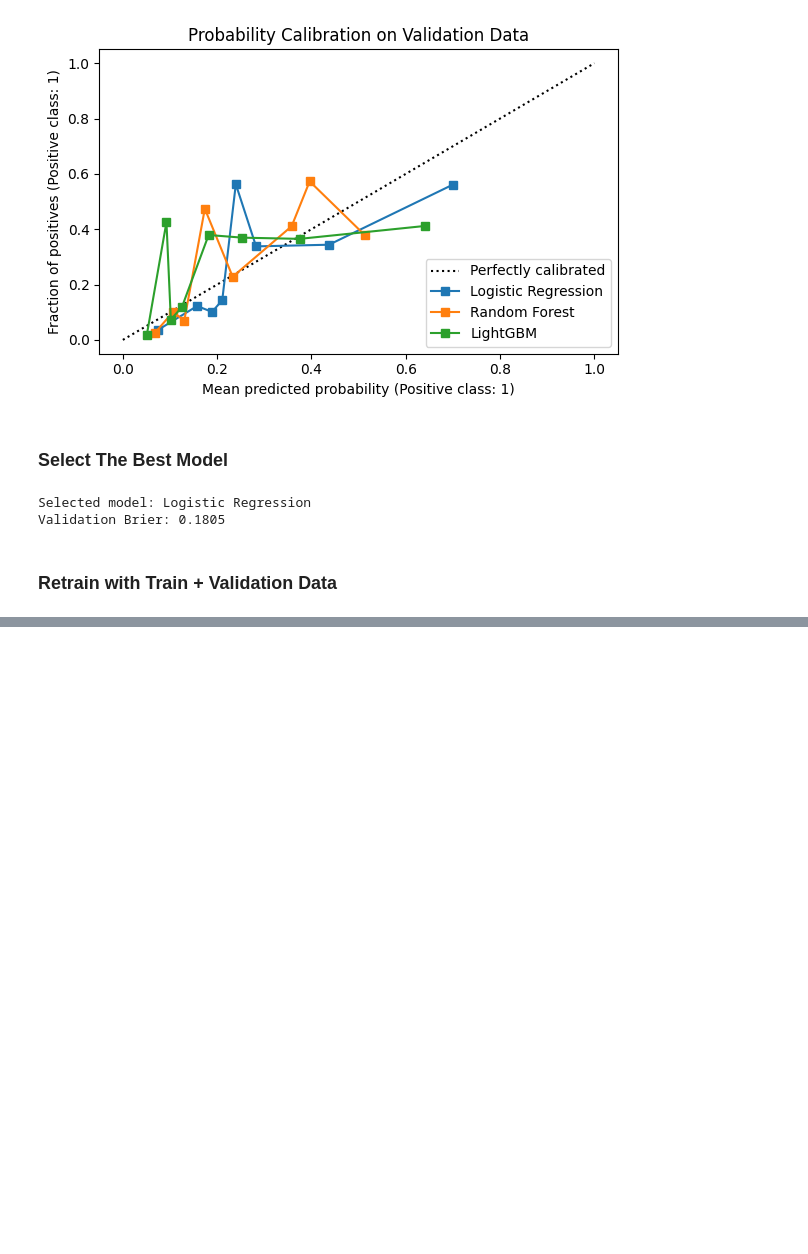
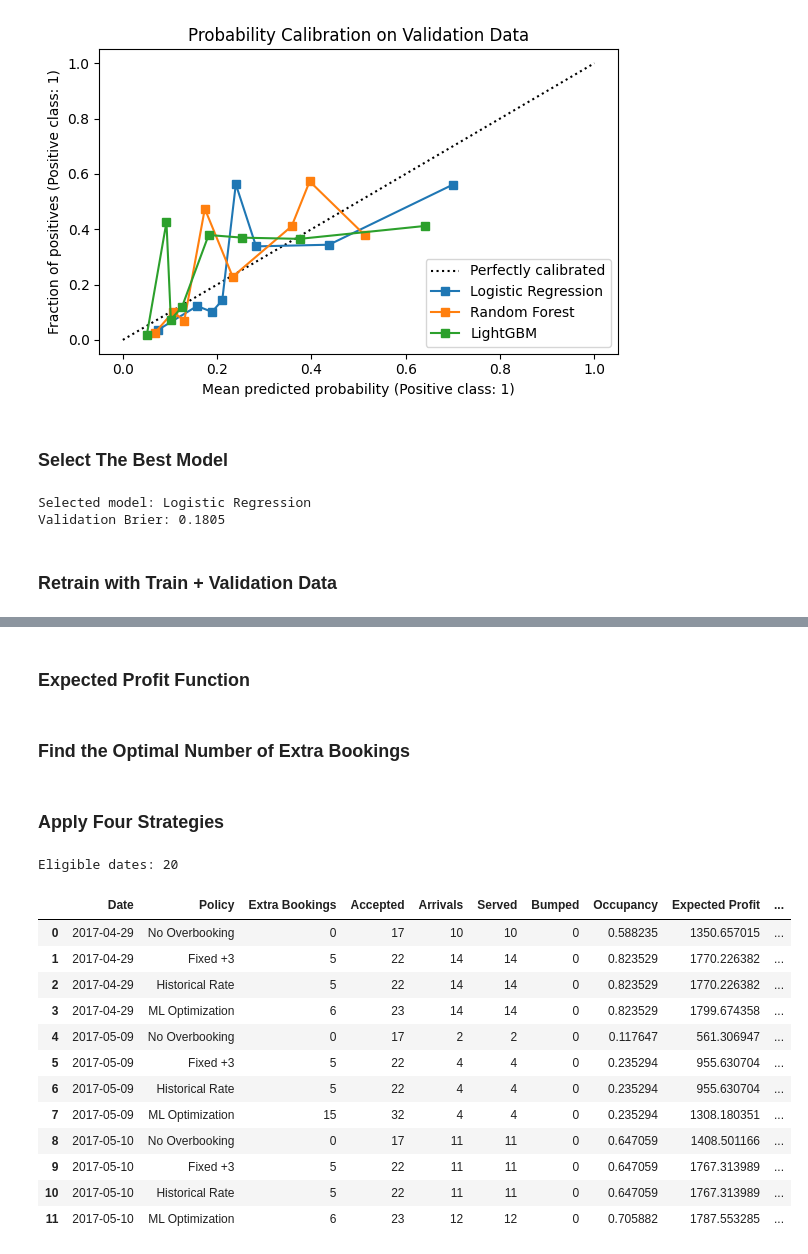
Before and after one commit to samanteymoorian/Hotel-Cancellation-Prediction-and-Overbooking-Optimization, a Jupyter notebook: Hotel Cancellation Prediction and Overbooking Optimization.ipynb, the cells around one changed output, grey strips where cells are left out. Saved outputs shown, nothing was run; the diff lists cells and outputs as text; code cells hidden in the pictures; blank space fills up the shorter version.

```diff
--- a/Hotel Cancellation Prediction and Overbooking Optimization.ipynb
+++ b/Hotel Cancellation Prediction and Overbooking Optimization.ipynb
@@ -464,0 +507,6 @@ print("Final selected model:", best_name)
+# %%
+ROOMS = 17 # Hotel capacity
+MAX_EXTRA = 15#5 # Maximum number of additional reservations
+FIXED_EXTRA = 5#3 # Fixed overbooking strategy
+ROOM_PRICE = 125 # Revenue per occupied room
+BUMP_COST = 350 # Penalty for each guest exceeding hotel capacity
@@ -464,0 +535,2 @@ print("Final selected model:", best_name)
+# %% [markdown]
+### Expected Profit Function
@@ -464,0 +559,2 @@ print("Final selected model:", best_name)
+# %% [markdown]
+### Find the Optimal Number of Extra Bookings
@@ -464,0 +567,64 @@ print("Final selected model:", best_name)
+# %% [markdown]
+### Apply Four Strategies
+# %%
+results = []
+
+# Process one arrival date at a time
+for date, group in optimization_data.groupby("arrival_date"):
+
+    # Put earlier bookings first
+    group = group.sort_values("lead_time", ascending=False)
+
+    # Keep dates with at least 15 reservation candidates
+    if len(group) < ROOMS + MAX_EXTRA:
+        continue
+
+    # Individual ML cancellation probabilities
+    p_ml = group["p_cancel"].to_numpy()
+
+    # Historical cancellation probability for every customer
+    p_historical = np.full(len(group), historical_rate)
+
+    # Define the four overbooking policies
+    policies = {
+        "No Overbooking": 0,
+        "Fixed +3": FIXED_EXTRA,
+        "Historical Rate": optimize_extra(p_historical),
+        "ML Optimization": optimize_extra(p_ml)
+    }
+
+    # Evaluate every policy
+    for policy_name, extra in policies.items():
+        accepted = group.iloc[:ROOMS + extra]
+        actual_arrivals = int((accepted["is_canceled"] == 0).sum())
+        served = min(actual_arrivals, ROOMS)
+        bumped = max(actual_arrivals - ROOMS, 0)
+        realized_profit = (ROOM_PRICE * served- BUMP_COST * bumped)
+
+        predicted_profit = expected_profit(p_ml, extra)
+
+        # Save results
+        results.append({"Date": date, "Policy": policy_name, "Extra Bookings": extra, "Accepted": len(accepted),
+            "Arrivals": actual_arrivals, "Served": served, "Bumped": bumped, "Occupancy": served / ROOMS,
+            "Expected Profit": predicted_profit, "Realized Profit": realized_profit})
+
+optimization_results = pd.DataFrame(results)
+
+print("Eligible dates:", optimization_results["Date"].nunique())
+
+display(optimization_results.head(12))
+# %% [output]
+Eligible dates: 20
+|  | Date | Policy | Extra Bookings | Accepted | Arrivals | Served | Bumped | Occupancy | Expected Profit | ... |
+| 0 | 2017-04-29 | No Overbooking | 0 | 17 | 10 | 10 | 0 | 0.588235 | 1350.657015 | ... |
+| 1 | 2017-04-29 | Fixed +3 | 5 | 22 | 14 | 14 | 0 | 0.823529 | 1770.226382 | ... |
+| 2 | 2017-04-29 | Historical Rate | 5 | 22 | 14 | 14 | 0 | 0.823529 | 1770.226382 | ... |
+| 3 | 2017-04-29 | ML Optimization | 6 | 23 | 14 | 14 | 0 | 0.823529 | 1799.674358 | ... |
+| 4 | 2017-05-09 | No Overbooking | 0 | 17 | 2 | 2 | 0 | 0.117647 | 561.306947 | ... |
+| 5 | 2017-05-09 | Fixed +3 | 5 | 22 | 4 | 4 | 0 | 0.235294 | 955.630704 | ... |
+| 6 | 2017-05-09 | Historical Rate | 5 | 22 | 4 | 4 | 0 | 0.235294 | 955.630704 | ... |
+| 7 | 2017-05-09 | ML Optimization | 15 | 32 | 4 | 4 | 0 | 0.235294 | 1308.180351 | ... |
+| 8 | 2017-05-10 | No Overbooking | 0 | 17 | 11 | 11 | 0 | 0.647059 | 1408.501166 | ... |
+| 9 | 2017-05-10 | Fixed +3 | 5 | 22 | 11 | 11 | 0 | 0.647059 | 1767.313989 | ... |
+| 10 | 2017-05-10 | Historical Rate | 5 | 22 | 11 | 11 | 0 | 0.647059 | 1767.313989 | ... |
+| 11 | 2017-05-10 | ML Optimization | 6 | 23 | 12 | 12 | 0 | 0.705882 | 1787.553285 | ... |
```
Also changed, not shown: parts of 18 cells of this notebook.
